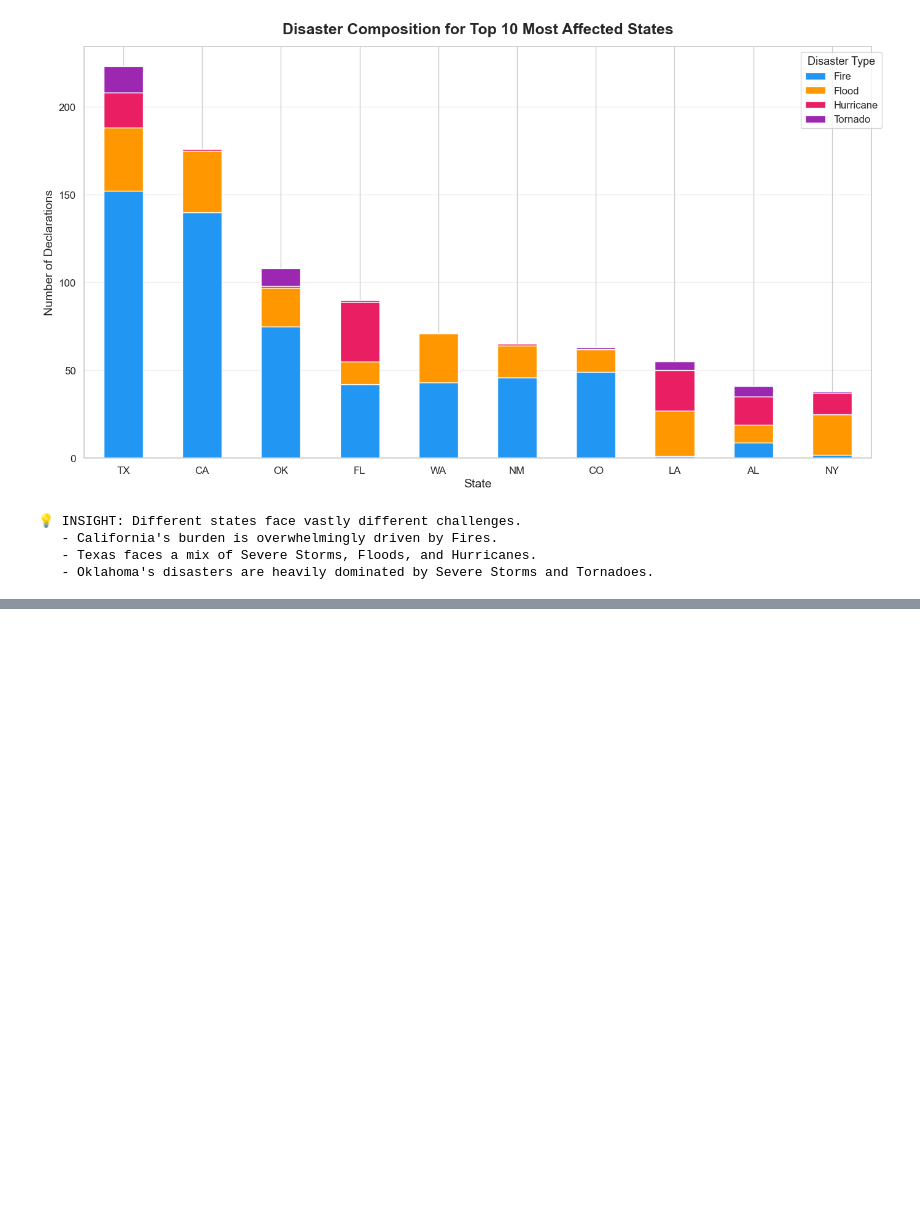
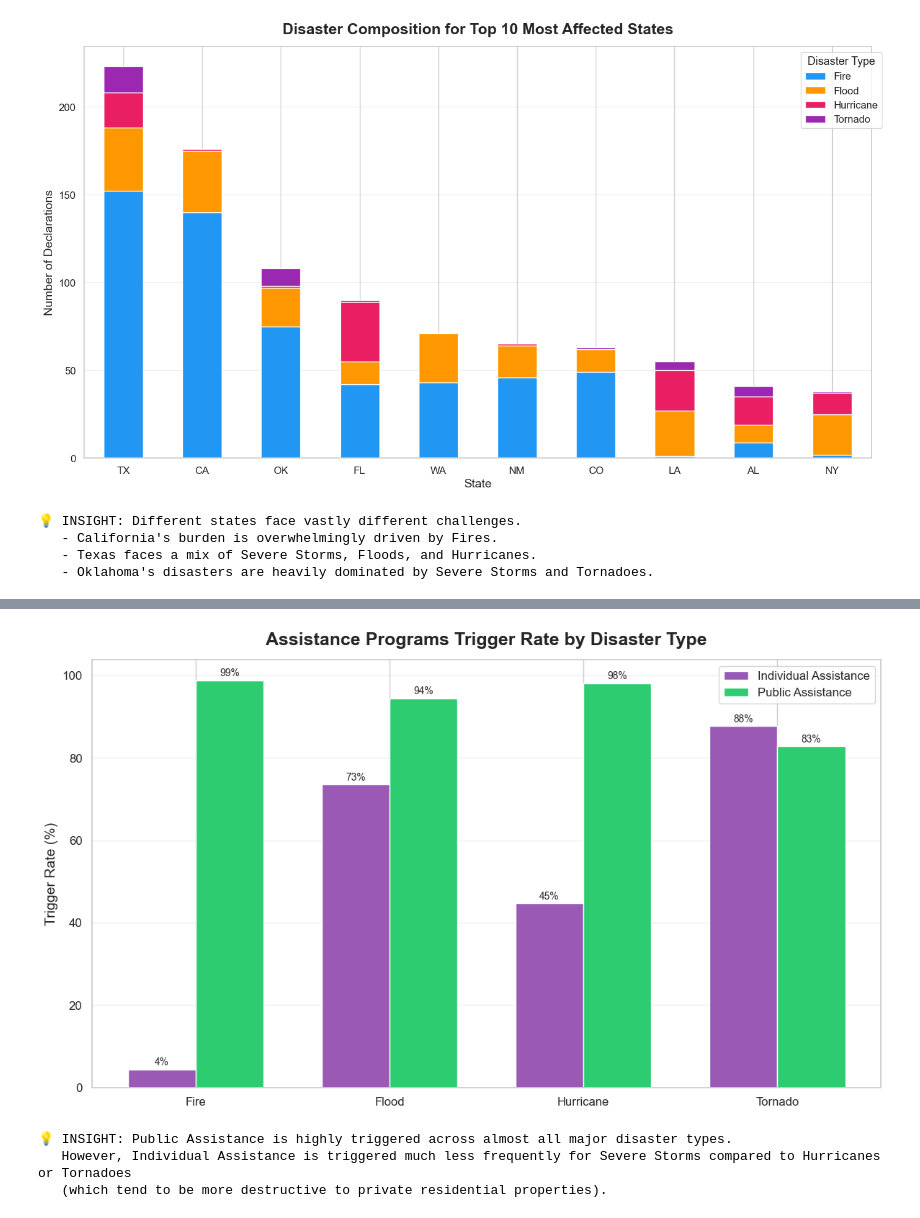
Before and after one commit to GKSJ19/USND, a Jupyter notebook: notebooks/analysis.ipynb, the cells around one changed output, grey strips where cells are left out. Saved outputs shown, nothing was run; the diff lists cells and outputs as text; code cells hidden in the pictures; blank space fills up the shorter version.

```diff
--- a/notebooks/analysis.ipynb
+++ b/notebooks/analysis.ipynb
@@ -581,0 +648,49 @@ print("   - Oklahoma's disasters are heavily dominated by Severe Storms and Torn
+# %%
+#SECTION 14: ASSISTANCE PROGRAMS TRIGGER ANALYSIS
+
+prog_df = df[df['Disaster Type'].isin(top5_disasters)].copy()
+
+# Map 'Yes' to 1 and 'No' to 0
+for col in ['Individual Assistance Program', 'Public Assistance Program']:
+    if col in prog_df.columns:
+        prog_df[col + ' Flag'] = (prog_df[col] == 'Yes').astype(int)
+
+# Group by the Declaration Number first to avoid counting multiple counties as multiple triggers
+decl_level = prog_df.groupby(['Declaration Number', 'Disaster Type'])[['Individual Assistance Program Flag', 'Public Assistance Program Flag']].max().reset_index()
+
+# Now group by Disaster Type and find the mean (which gives the percentage)
+prog_summary = decl_level.groupby('Disaster Type').mean(numeric_only=True) * 100
+
+fig, ax = plt.subplots(figsize=(12, 7))
+x = np.arange(len(prog_summary))
+width = 0.35
+
+ax.bar(x - width/2, prog_summary['Individual Assistance Program Flag'], width, label='Individual Assistance', color='#9b59b6')
+ax.bar(x + width/2, prog_summary['Public Assistance Program Flag'], width, label='Public Assistance', color='#2ecc71')
+
+ax.set_xticks(x)
+ax.set_xticklabels(prog_summary.index, fontsize=12)
+ax.set_title("Assistance Programs Trigger Rate by Disaster Type", fontsize=18, fontweight='bold', pad=15)
+ax.set_ylabel("Trigger Rate (%)", fontsize=14)
+ax.legend()
+ax.grid(axis='y', alpha=0.3)
+
+# Add annotations
+for i in range(len(x)):
+    ax.text(x[i] - width/2, prog_summary['Individual Assistance Program Flag'].iloc[i] + 1,
+            f"{prog_summary['Individual Assistance Program Flag'].iloc[i]:.0f}%", ha='center', fontsize=10)
+    ax.text(x[i] + width/2, prog_summary['Public Assistance Program Flag'].iloc[i] + 1,
+            f"{prog_summary['Public Assistance Program Flag'].iloc[i]:.0f}%", ha='center', fontsize=10)
+
+plt.tight_layout()
+plt.savefig('../plots/15_assistance_triggers.png', dpi=150, bbox_inches='tight')
+plt.show()
+
+print("💡 INSIGHT: Public Assistance is highly triggered across almost all major disaster types. \n"
+      "   However, Individual Assistance is triggered much less frequently for Severe Storms compared to Hurricanes or Tornadoes \n"
+      "   (which tend to be more destructive to private residential properties).")
+# %% [output]
+[figure, added]
+💡 INSIGHT: Public Assistance is highly triggered across almost all major disaster types.
+   However, Individual Assistance is triggered much less frequently for Severe Storms compared to Hurricanes or Tornadoes
+   (which tend to be more destructive to private residential properties).
```
Also changed, not shown: parts of 15 cells of this notebook, 39 other files.
